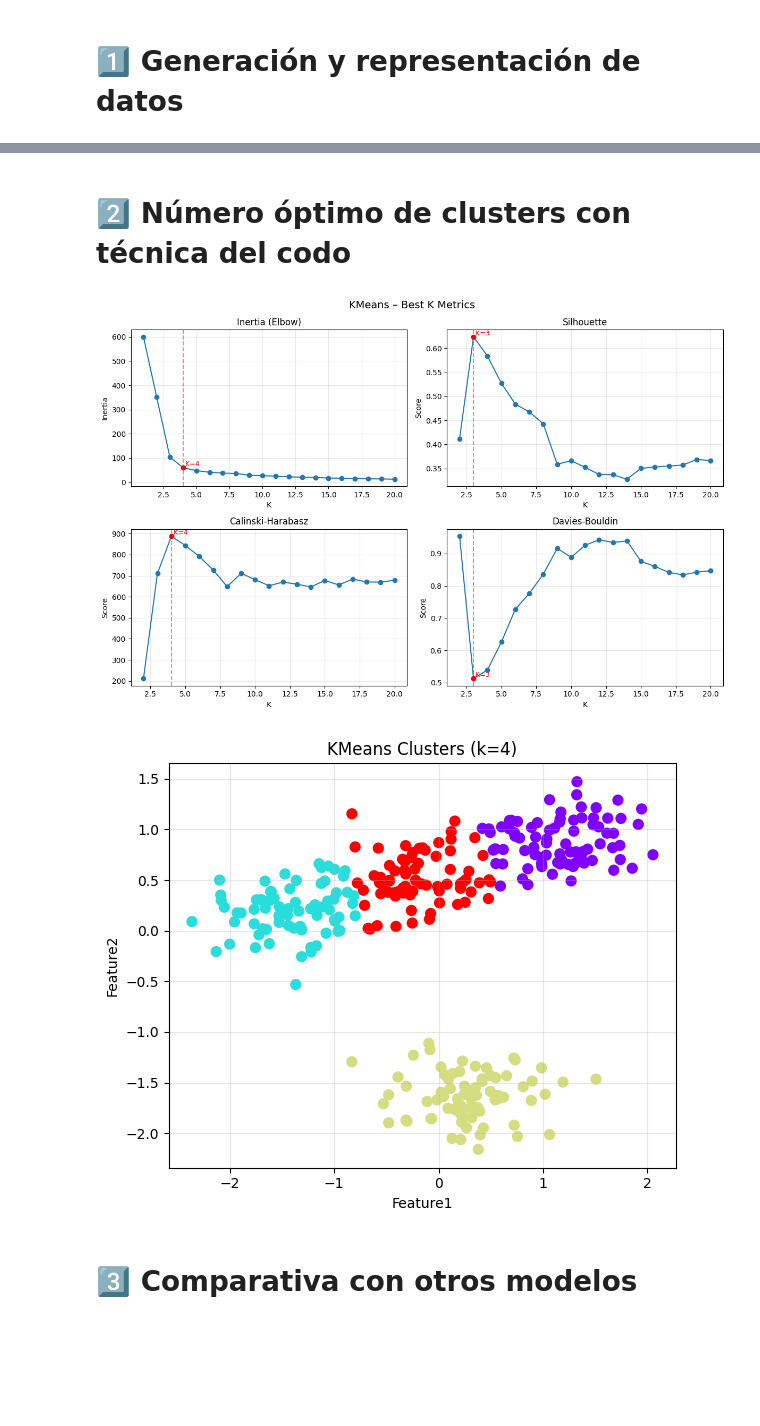
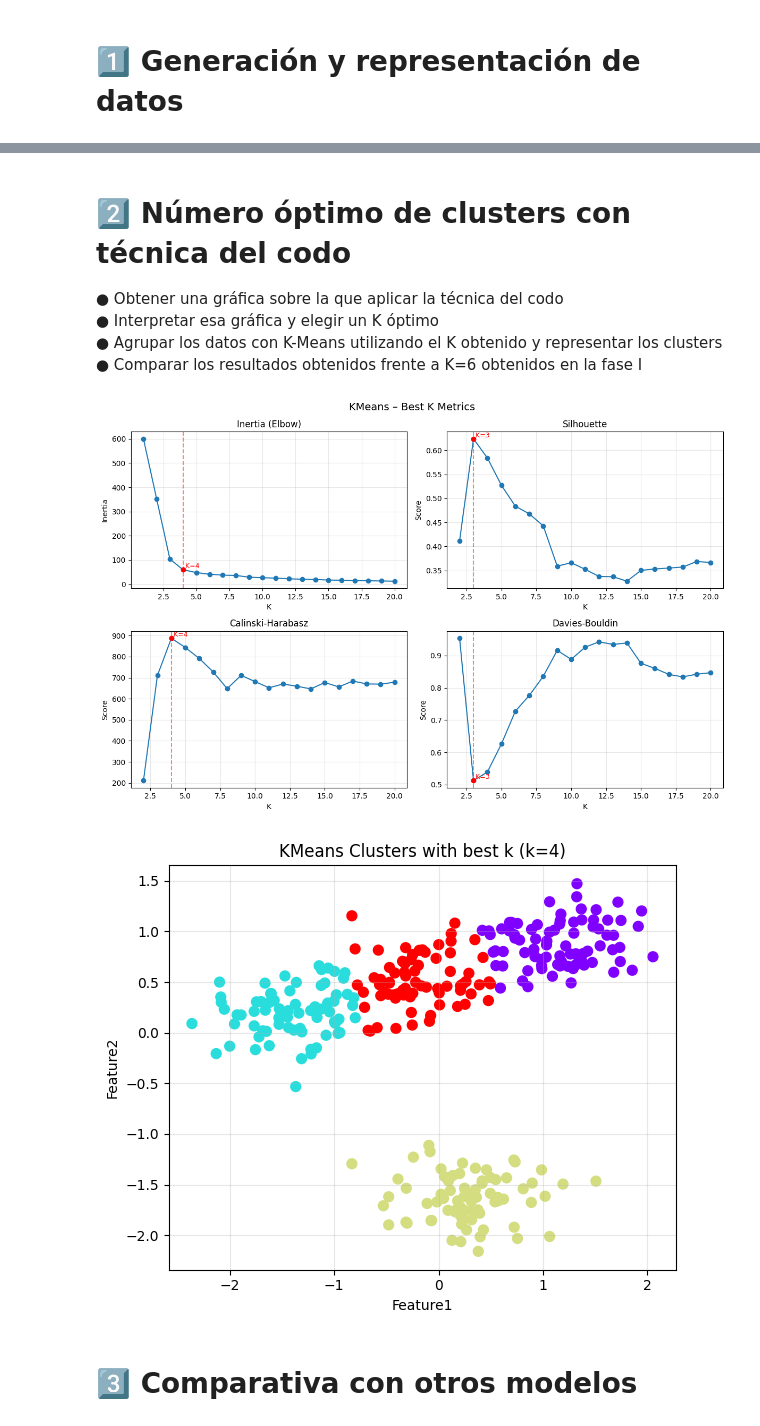
Before and after one commit to UIDE-Tareas/7-Metodos-Analiticos-Optimizacion-Aplicados-IA-Tarea2, a Jupyter notebook: Main.ipynb, the cells around one changed output, grey strips where cells are left out. Saved outputs shown, nothing was run; the diff lists cells and outputs as text; code cells hidden in the pictures; blank space fills up the shorter version.

Commit message:
Fase 3

```diff
--- a/Main.ipynb
+++ b/Main.ipynb
@@ -1036,7 +1068,7 @@ def PlotKDistance(
 RANDOM_STATE = ord('A') + ord('P') + ord('M') + ord('H') + ord('R') + ord('V') + ord('G') + ord('E') + ord('B') + ord('J') + ord('M') # APMHRVGEBJM
 
 # Crear un dataset sintético de blobs
-def _CreateSyntheticBlobsDataset() -> Dataset:
+def CreateSyntheticBlobsDataset() -> Dataset:
     X, y = make_blobs(n_samples = 300, centers = 4, random_state = RANDOM_STATE, cluster_std = 1.2)
 
     dfX = pandas.DataFrame(
@@ -1054,7 +1086,7 @@ def _CreateSyntheticBlobsDataset() -> Dataset:
     return dataset
 
 # Función para plotear el dataset sintético de blobs
-def _PlotSyntheticBlobsDataset(dataset: Dataset, targetCol: str = "Target"):
+def PlotSyntheticBlobsDataset(dataset: Dataset, targetCol: str = "Target"):
     plt.figure(figsize=(6, 5))
     colors = (
         dataset.y[targetCol]
@@ -1099,12 +1131,12 @@ def Plot2DDataset(dataset: Dataset, targetFeatureCol: str = "Target", title: str
     plt.show()
 
 scaler = CreateScaler(ScalerType.STANDARD)
-dataset = _CreateSyntheticBlobsDataset()
+dataset = CreateSyntheticBlobsDataset()
 scaledDataset = ScaleDataset(dataset, scaler)
 pcaDataset = ApplyPCA(scaledDataset, explainedVarianceRatioSum=0.95)
 
-_PlotSyntheticBlobsDataset(dataset)
-#ShowDatasetInfo(dataset, "Synthetic Blobs Dataset")
+PlotSyntheticBlobsDataset(dataset)
+ShowDatasetInfo(dataset, "Synthetic Blobs Dataset")
 
 KMEANS_CLUSTERS = 6
 RANDOM_STATE = RANDOM_STATE + ord('U') + ord('I') + ord('D') + ord('E') # UIDE
@@ -1118,12 +1190,18 @@ Plot2DDataset(kmeansDataset, kmeansFeatureColName, f"KMeans Clusters (k={KMEANS_
 # %% [markdown]
 # 2️⃣ Número óptimo de clusters con técnica del codo
+
+● Obtener una gráfica sobre la que aplicar la técnica del codo
+● Interpretar esa gráfica y elegir un K óptimo
+● Agrupar los datos con K-Means utilizando el K obtenido y representar los clusters
+● Comparar los resultados obtenidos frente a K=6 obtenidos en la fase I
 # %%
-kmeansBestK = EvaluateKmeansBestKs(scaledDataset.X, 20, RANDOM_STATE, showPlot=True).Elbow.BestK
+kmeansBestKResult = EvaluateKmeansBestKs(scaledDataset.X, 20, RANDOM_STATE, showPlot=True)
+kmeansBestK = kmeansBestKResult.Elbow.BestK
 KMEANS_CLUSTERS = kmeansBestK if  kmeansBestK is not None else 2
 kmeansDataset2 = EvaluateKMeans(scaledDataset, KMEANS_CLUSTERS, RANDOM_STATE, kmeansFeatureColName)
-Plot2DDataset(kmeansDataset2, kmeansFeatureColName, f"KMeans Clusters (k={KMEANS_CLUSTERS})")
+Plot2DDataset(kmeansDataset2, kmeansFeatureColName, f"KMeans Clusters with best k (k={KMEANS_CLUSTERS})")
 # %% [output]
 [figure]
-[figure, old version]
+[figure, new version]
 # %% [markdown]
 # 3️⃣ Comparativa con otros modelos
```
Also changed, not shown: parts of 3 cells of this notebook.
